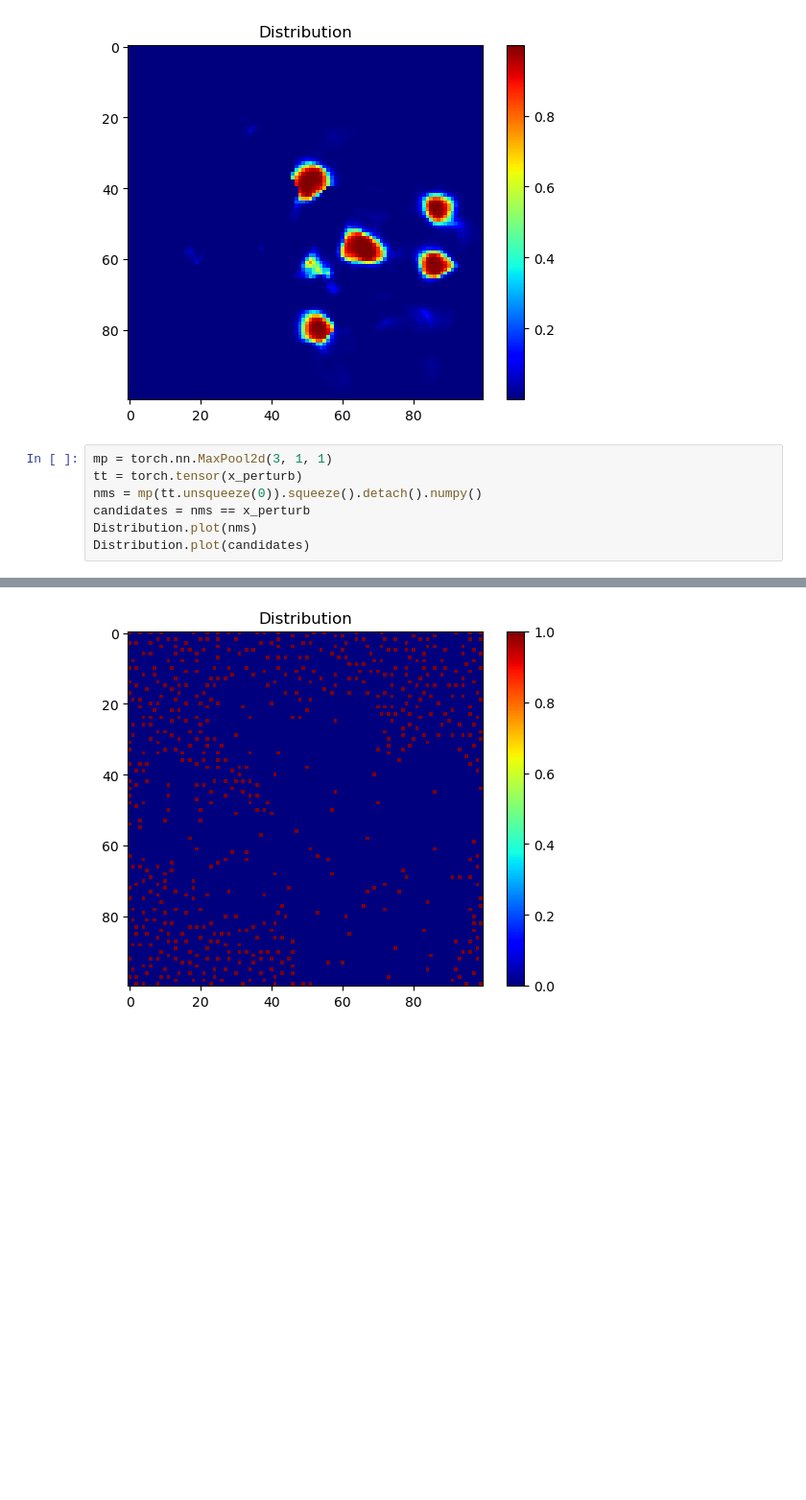
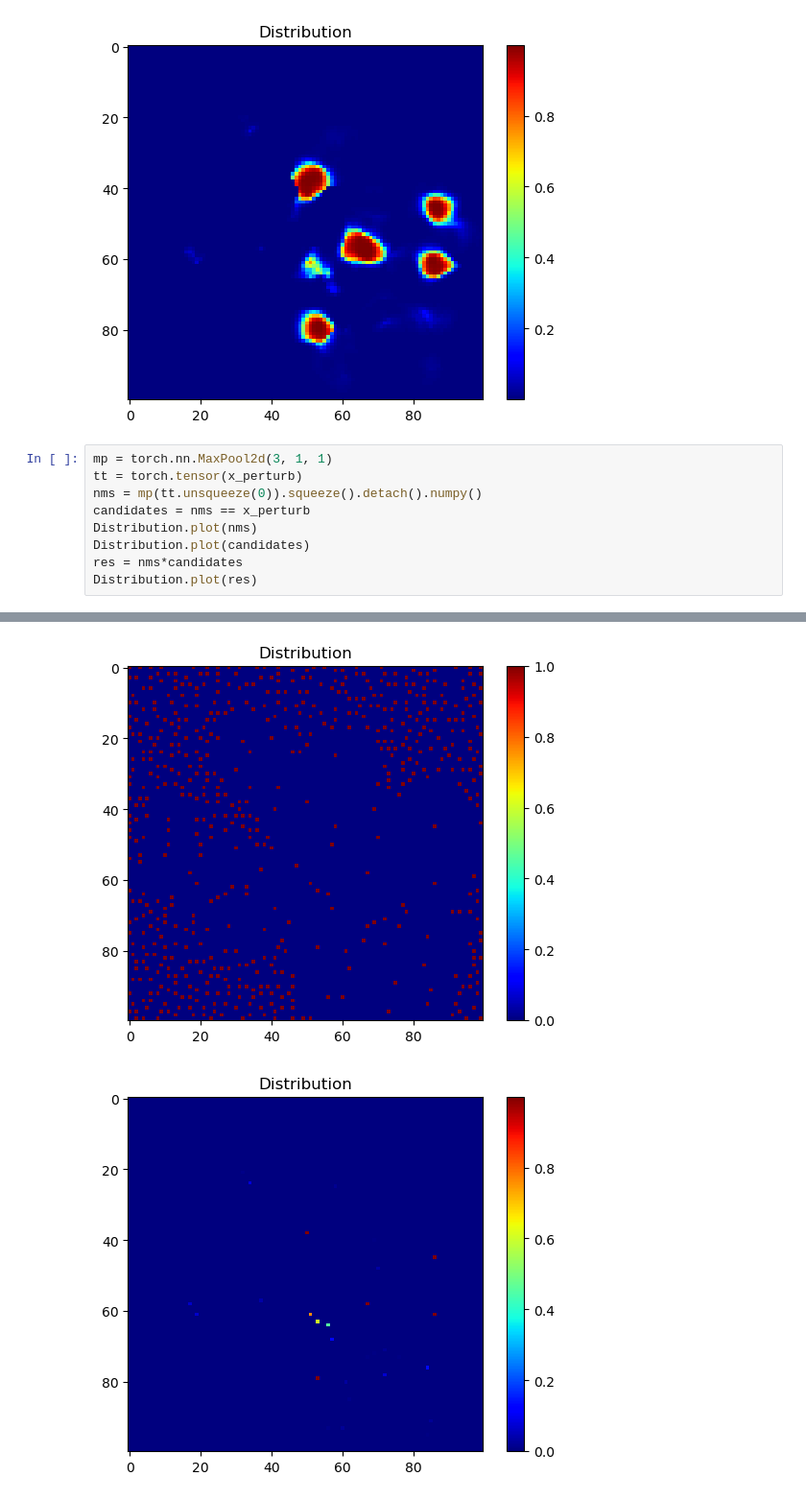
Before and after one commit to DaniAffCH/passage-human-feedback, a Jupyter notebook: generator/inference.ipynb, the cells around one changed output, grey strips where cells are left out. Shown: that part at 96% size. Cells and saved outputs as stored; diff of their text form; blank space fills up the shorter version.

```diff
--- a/generator/inference.ipynb
+++ b/generator/inference.ipynb
@@ -81,10 +81,13 @@ Distribution.plot(x_perturb)
 # %%
 mp = torch.nn.MaxPool2d(3, 1, 1)
 tt = torch.tensor(x_perturb)
 nms = mp(tt.unsqueeze(0)).squeeze().detach().numpy()
 candidates = nms == x_perturb
 Distribution.plot(nms)
 Distribution.plot(candidates)
+res = nms*candidates
+Distribution.plot(res)
 # %% [output]
 [figure]
 [figure]
+[figure, added]
```
Also changed, not shown: parts of 1 cell of this notebook.
